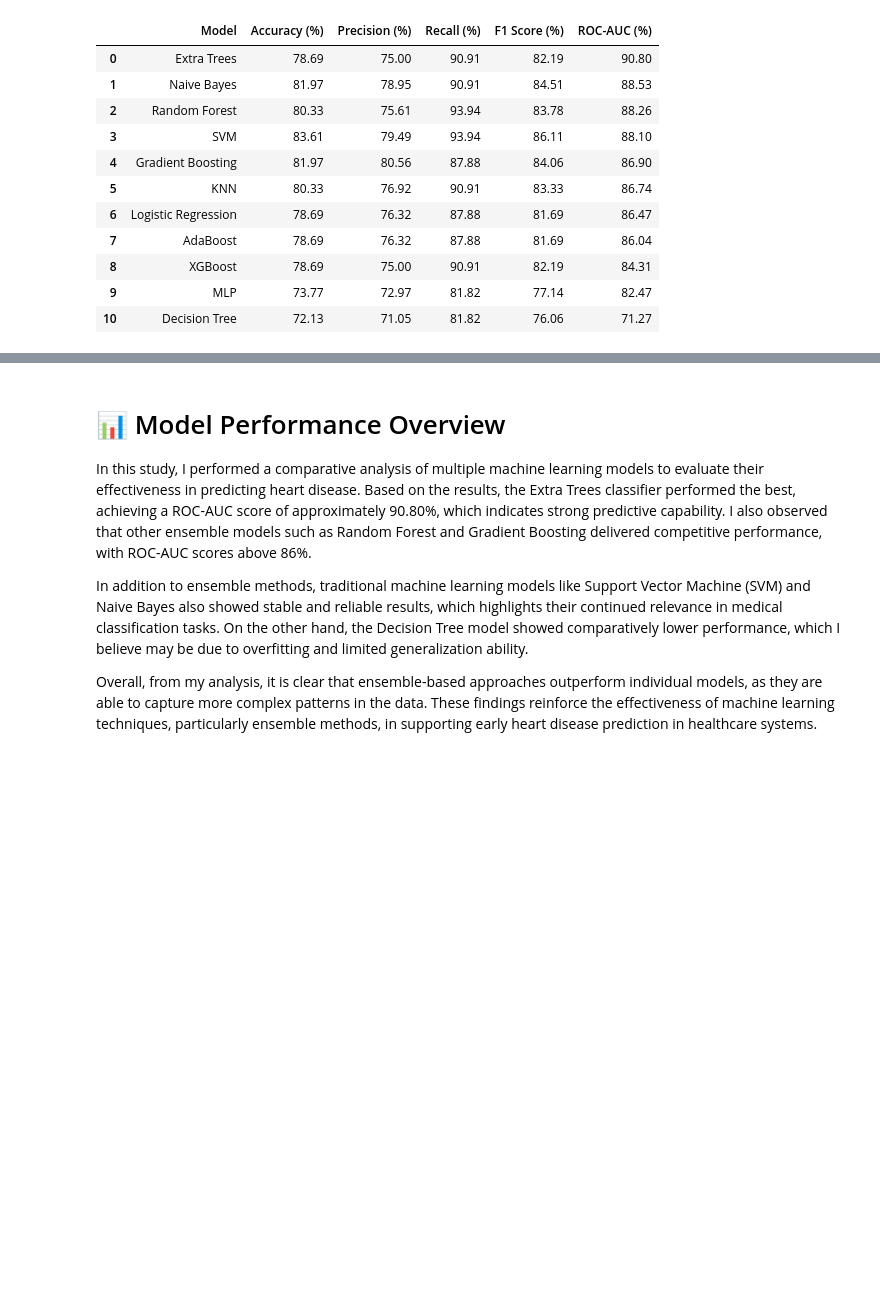
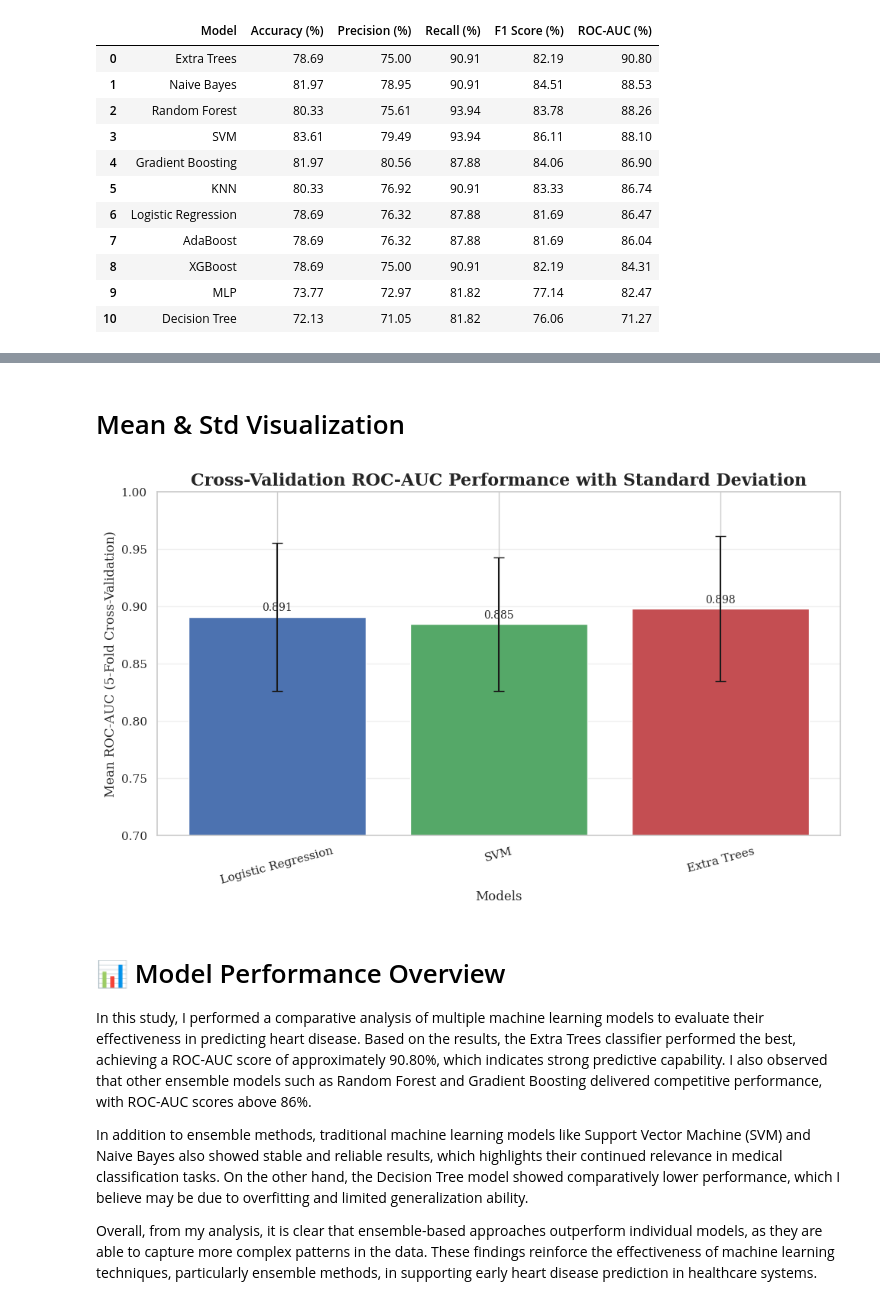
Before and after one commit to jabedkhanjb/Advancing-Early-Heart-Disease-Detection-Using-Explainable-AI-in-Healthcare-Systems, a Jupyter notebook: Advancing Early Heart Disease Detection Using Explainable AI in Healthcare Systems.ipynb, the cells around one changed output, grey strips where cells are left out. Cells and saved outputs as stored; diff of their text form; code cells hidden in the pictures; blank space fills up the shorter version.

```diff
--- a/Advancing Early Heart Disease Detection Using Explainable AI in Healthcare Systems.ipynb
+++ b/Advancing Early Heart Disease Detection Using Explainable AI in Healthcare Systems.ipynb
@@ -576,3 +644,35 @@ results_df
+# %% [markdown]
+# Mean & Std Visualization
+# %%
+plt.figure(figsize=(10,6))
+
+colors = ['#4C72B0', '#55A868', '#C44E52']
+
+plt.bar(means.index, means.values, yerr=stds.values, capsize=5, color=colors)
+
+plt.title("Cross-Validation ROC-AUC Performance with Standard Deviation",
+          fontsize=16, fontweight='bold')
+
+plt.ylabel("Mean ROC-AUC (5-Fold Cross-Validation)")
+plt.xlabel("Models")
+
+plt.xticks(rotation=15)
+
+# Add values on top
+for i, v in enumerate(means.values):
+    plt.text(i, v + 0.005, f"{v:.3f}", ha='center', fontsize=10)
+
+plt.ylim(0.7, 1.0)
+
+plt.grid(axis='y', alpha=0.3)
+
+plt.tight_layout()
+
+plt.savefig("cv_barplot_final.png", dpi=300, bbox_inches='tight')
+
+plt.show()
+# %% [output]
+[figure, added]
 # %% [markdown]
 # 📊 Model Performance Overview
 
```
Also changed, not shown: parts of 6 cells of this notebook, 3 other files.
